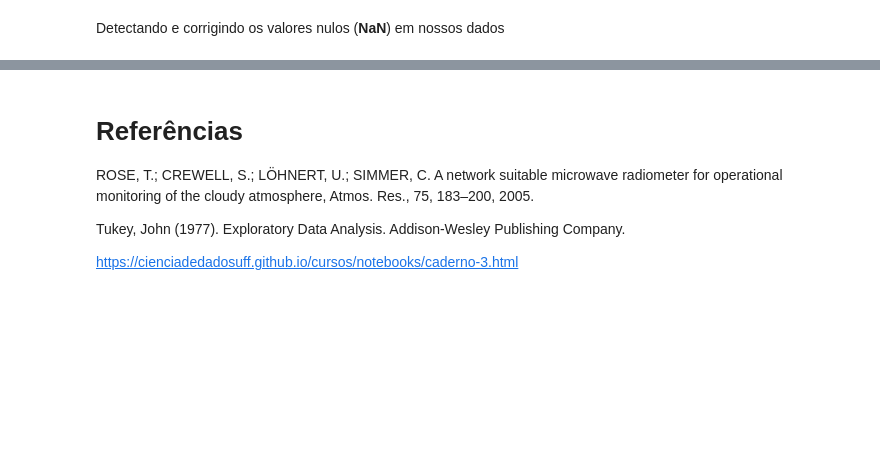
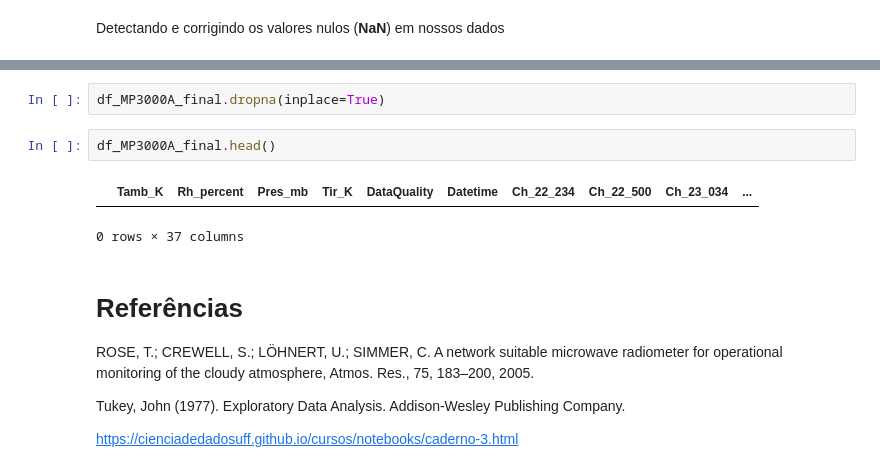
Before and after one commit to lourencocavalcante/Introduction-to-Data-Science, a Jupyter notebook: CAP394_2022_Fase1_Pre_Processando.ipynb, the cells around one changed output, grey strips where cells are left out. Saved outputs shown, nothing was run; the diff lists cells and outputs as text; blank space fills up the shorter version.

```diff
--- a/CAP394_2022_Fase1_Pre_Processando.ipynb
+++ b/CAP394_2022_Fase1_Pre_Processando.ipynb
@@ -261,3 +413,10 @@ for itemDtypes in list_dataframes:
+# %%
+df_MP3000A_final.dropna(inplace=True)
+# %%
+df_MP3000A_final.head()
+# %% [output]
+|  | Tamb_K | Rh_percent | Pres_mb | Tir_K | DataQuality | Datetime | Ch_22_234 | Ch_22_500 | Ch_23_034 | ... |
+0 rows × 37 columns
 # %% [markdown]
 # **Referências**
 ROSE, T.; CREWELL, S.; LÖHNERT, U.; SIMMER, C. A network suitable microwave radiometer for operational monitoring of the cloudy atmosphere, Atmos. Res., 75, 183–200, 2005.
```
Also changed, not shown: parts of 19 cells of this notebook.
